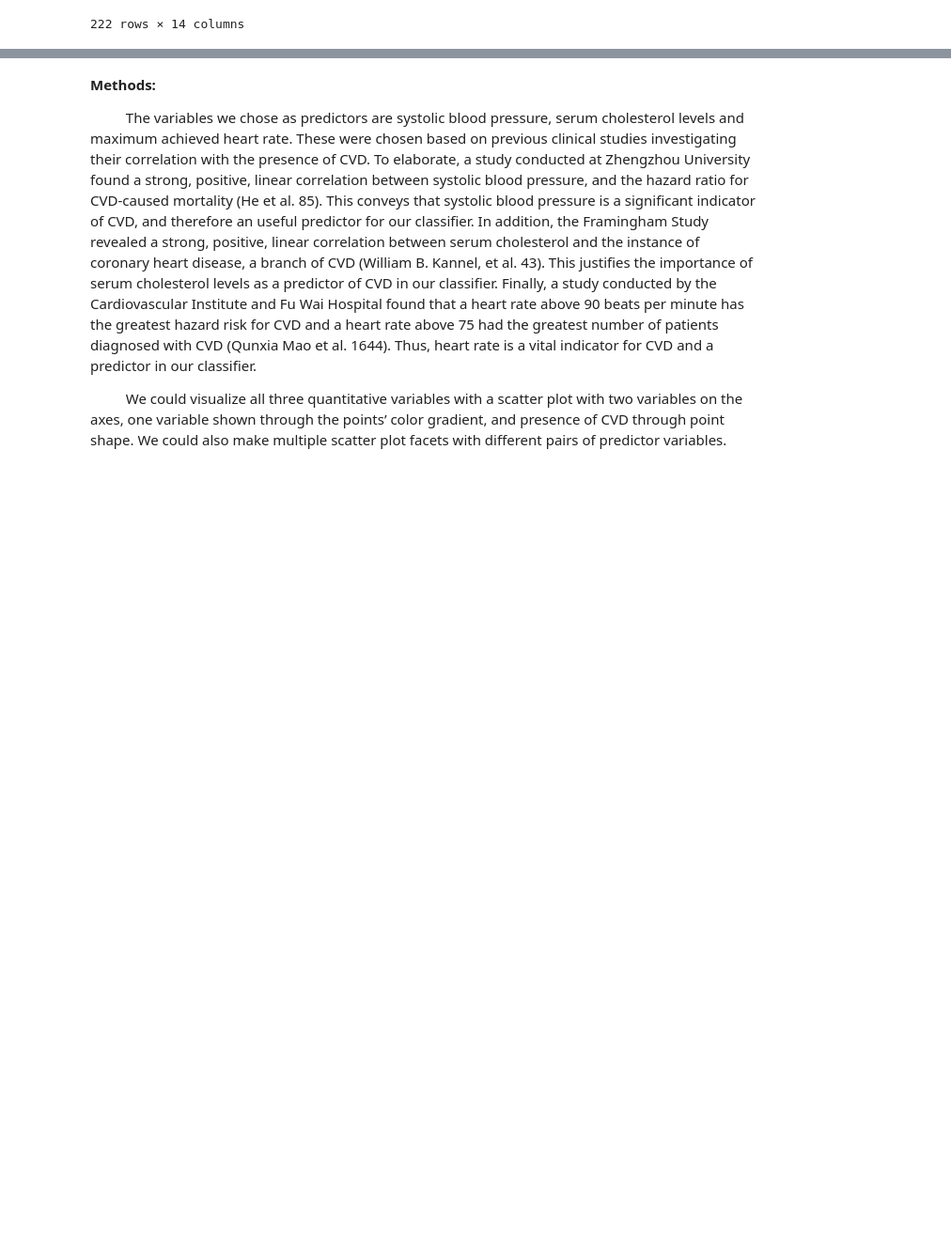
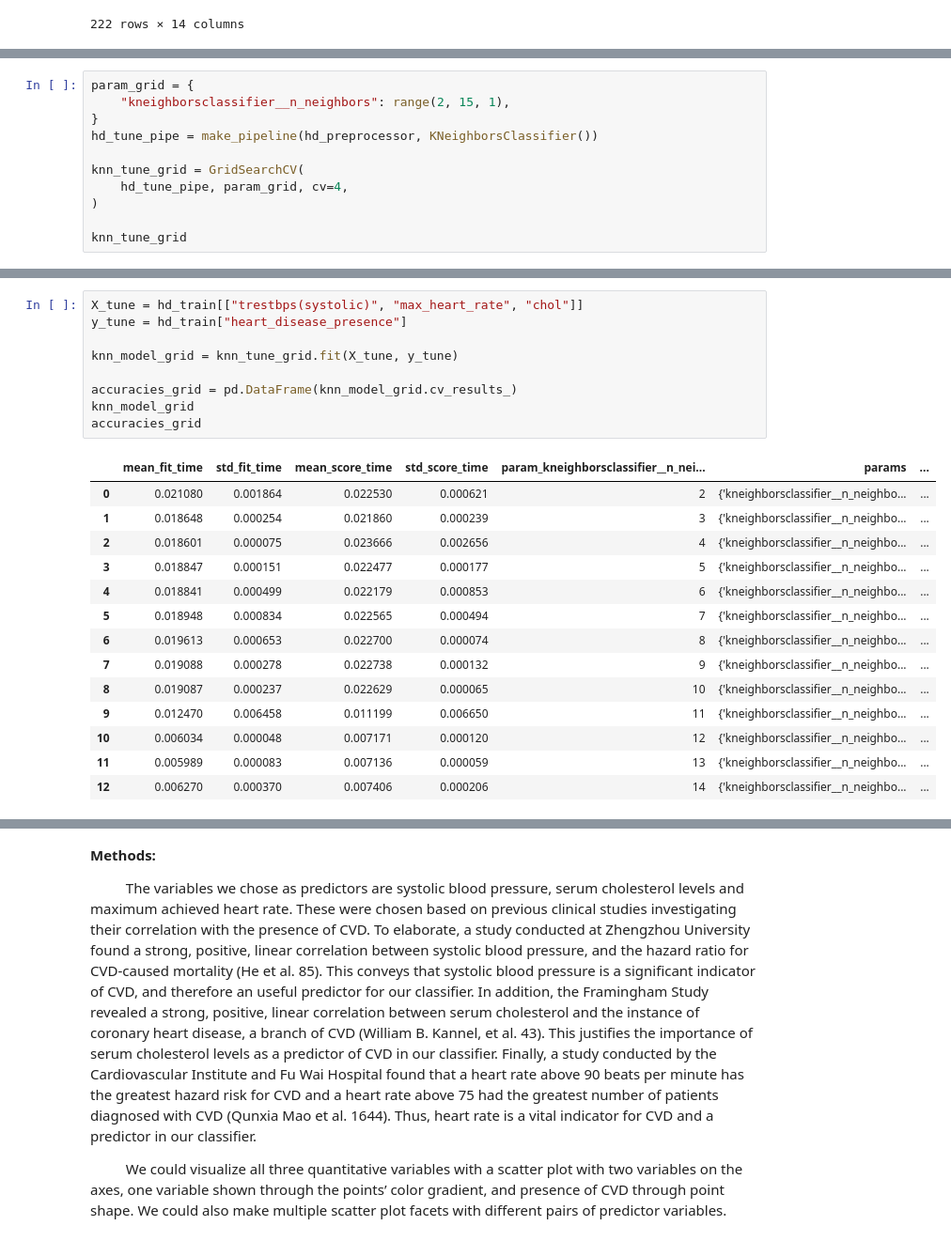
Before and after one commit to cathyleii/AmazingAnts2, a Jupyter notebook: GroupProposal.ipynb, the cells around one changed output, grey strips where cells are left out. Shown at 94% size. Saved outputs shown, nothing was run; the diff lists cells and outputs as text; blank space fills up the shorter version.

```diff
--- a/GroupProposal.ipynb
+++ b/GroupProposal.ipynb
@@ -261,0 +266,11 @@ restbps_vs_max_htrt
+# %%
+param_grid = {
+    "kneighborsclassifier__n_neighbors": range(2, 15, 1),
+}
+hd_tune_pipe = make_pipeline(hd_preprocessor, KNeighborsClassifier())
+
+knn_tune_grid = GridSearchCV(
+    hd_tune_pipe, param_grid, cv=4,
+)
+
+knn_tune_grid
@@ -261,0 +288,24 @@ restbps_vs_max_htrt
+# %%
+X_tune = hd_train[["trestbps(systolic)", "max_heart_rate", "chol"]]
+y_tune = hd_train["heart_disease_presence"]
+
+knn_model_grid = knn_tune_grid.fit(X_tune, y_tune)
+
+accuracies_grid = pd.DataFrame(knn_model_grid.cv_results_)
+knn_model_grid
+accuracies_grid
+# %% [output]
+|  | mean_fit_time | std_fit_time | mean_score_time | std_score_time | param_kneighborsclassifier__n_nei... | params | ... |
+| 0 | 0.021080 | 0.001864 | 0.022530 | 0.000621 | 2 | {'kneighborsclassifier__n_neighbo... | ... |
+| 1 | 0.018648 | 0.000254 | 0.021860 | 0.000239 | 3 | {'kneighborsclassifier__n_neighbo... | ... |
+| 2 | 0.018601 | 0.000075 | 0.023666 | 0.002656 | 4 | {'kneighborsclassifier__n_neighbo... | ... |
+| 3 | 0.018847 | 0.000151 | 0.022477 | 0.000177 | 5 | {'kneighborsclassifier__n_neighbo... | ... |
+| 4 | 0.018841 | 0.000499 | 0.022179 | 0.000853 | 6 | {'kneighborsclassifier__n_neighbo... | ... |
+| 5 | 0.018948 | 0.000834 | 0.022565 | 0.000494 | 7 | {'kneighborsclassifier__n_neighbo... | ... |
+| 6 | 0.019613 | 0.000653 | 0.022700 | 0.000074 | 8 | {'kneighborsclassifier__n_neighbo... | ... |
+| 7 | 0.019088 | 0.000278 | 0.022738 | 0.000132 | 9 | {'kneighborsclassifier__n_neighbo... | ... |
+| 8 | 0.019087 | 0.000237 | 0.022629 | 0.000065 | 10 | {'kneighborsclassifier__n_neighbo... | ... |
+| 9 | 0.012470 | 0.006458 | 0.011199 | 0.006650 | 11 | {'kneighborsclassifier__n_neighbo... | ... |
+| 10 | 0.006034 | 0.000048 | 0.007171 | 0.000120 | 12 | {'kneighborsclassifier__n_neighbo... | ... |
+| 11 | 0.005989 | 0.000083 | 0.007136 | 0.000059 | 13 | {'kneighborsclassifier__n_neighbo... | ... |
+| 12 | 0.006270 | 0.000370 | 0.007406 | 0.000206 | 14 | {'kneighborsclassifier__n_neighbo... | ... |
```
Also changed, not shown: parts of 7 cells of this notebook.
